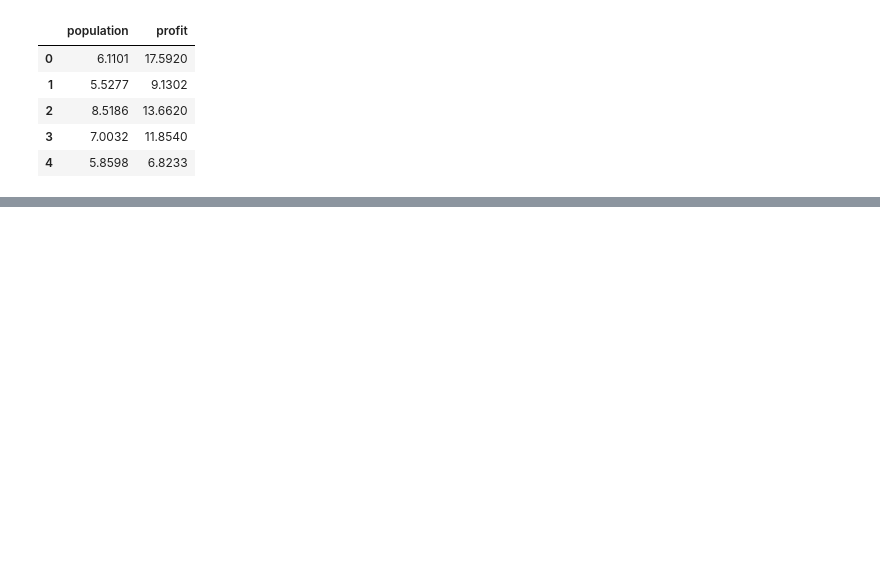
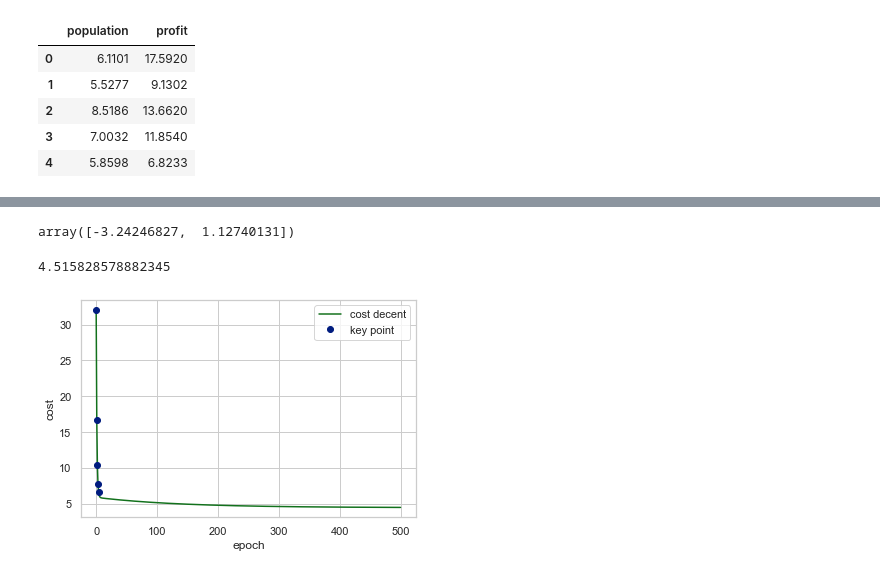
Before and after one commit to fengdu78/Coursera-ML-AndrewNg-Notes, a Jupyter notebook: code/ex1-linear regression/linear_regression_wjk.ipynb, the cells around one changed output, grey strips where cells are left out. Cells and saved outputs as stored; diff of their text form; code cells hidden in the pictures; blank space fills up the shorter version.

```diff
--- a/code/ex1-linear regression/linear_regression_wjk.ipynb
+++ b/code/ex1-linear regression/linear_regression_wjk.ipynb
@@ -41,0 +56,4 @@ plt.show()
+# %%
+def compute_cost(X, y, theta):
+    inner = X@theta - y
+    return (inner**2).sum()/(2*len(X))
@@ -41,0 +70,34 @@ plt.show()
+# %%
+def gradient(X, y, theta):
+    m = len(X)
+    inner = X.T @ (X @ theta - y)
+    return inner/m
+# %%
+def batch_gradient_decent(X, y, theta, epoch, alpha = 0.02):
+    cost_data = [compute_cost(X, y, theta)]
+    _theta = theta.copy()
+    for _ in range(epoch):
+        _theta = _theta - alpha * gradient(X, y, _theta)
+        cost_data.append(compute_cost(X, y, _theta))
+    return _theta, cost_data
+# %%
+epoch = 500
+final_theta, cost_data = batch_gradient_decent(X, y, theta, epoch)
+# %%
+final_theta
+# %% [output]
+array([-3.24246827,  1.12740131])
+# %%
+cost_data[-1]
+# %% [output]
+4.515828578882345
+# %%
+fig, ax = plt.subplots()
+ax.plot(cost_data, 'g-', label = 'cost decent')
+ax.plot(cost_data[:5], 'bo', label = 'key point')
+ax.legend(loc = 0)
+ax.set_xlabel('epoch')
+ax.set_ylabel('cost')
+plt.show()
+# %% [output]
+[figure, added]
```
Also changed, not shown: parts of 28 cells of this notebook.
